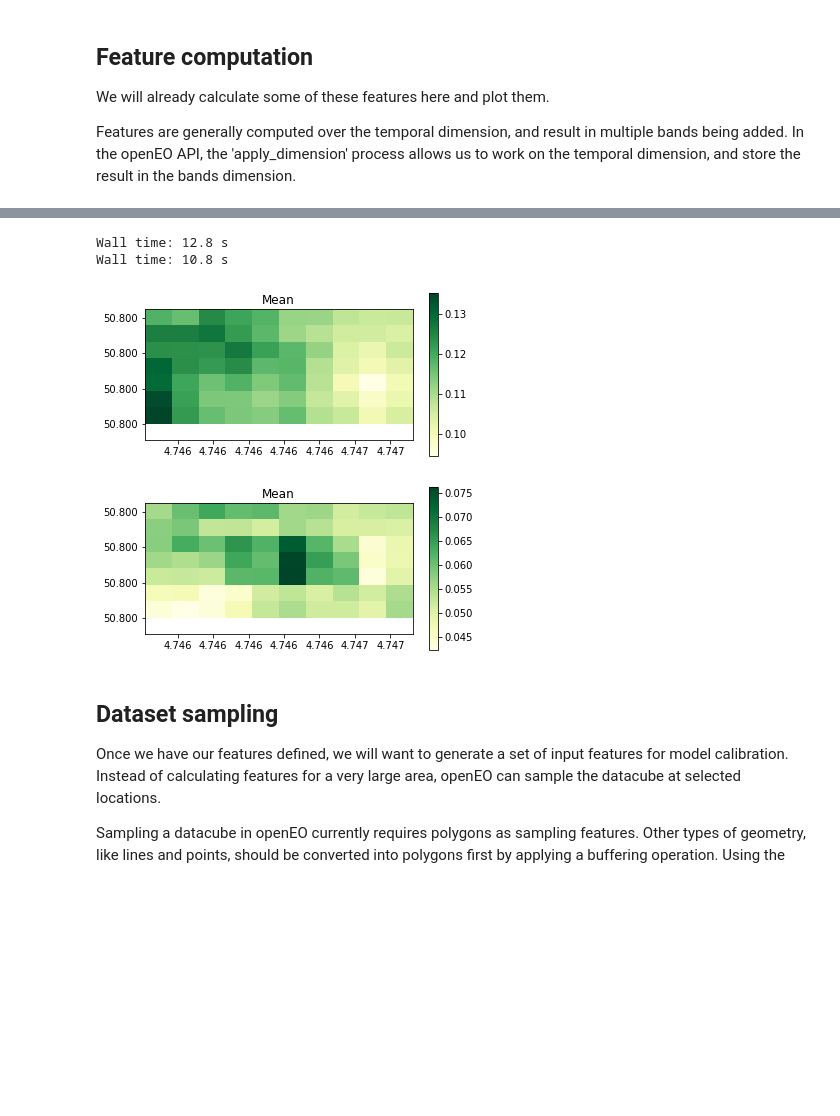
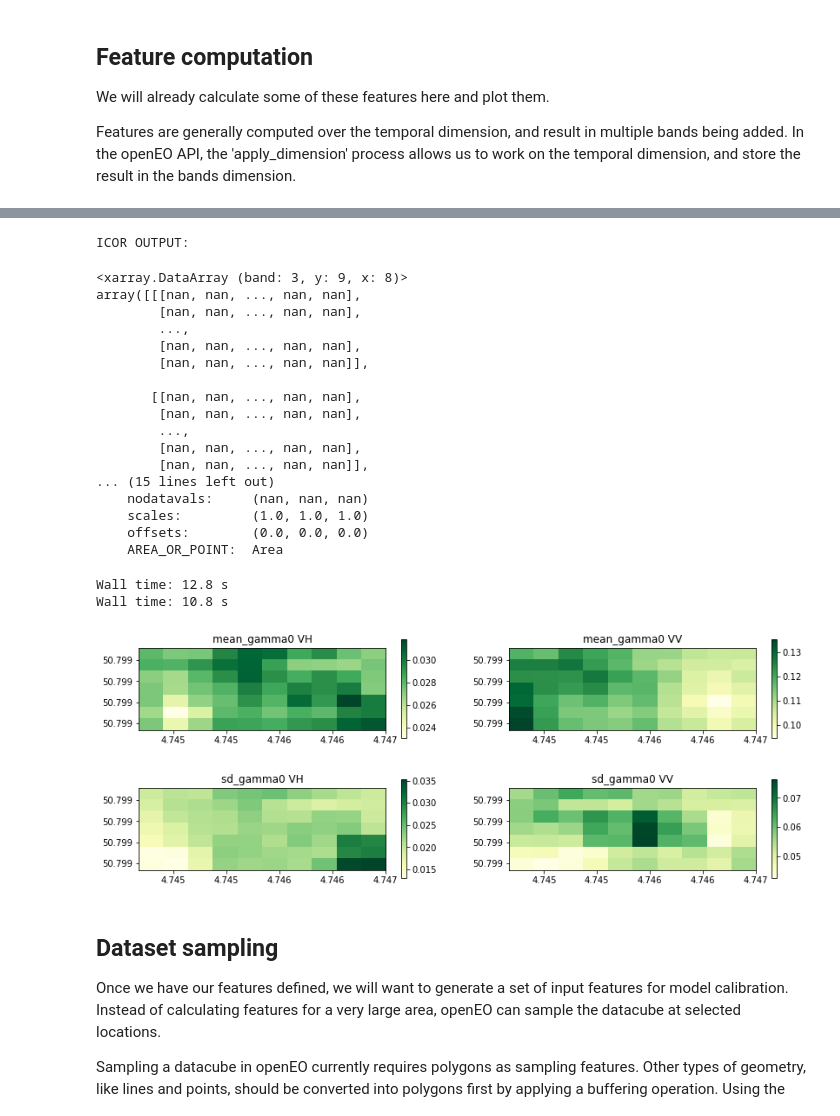
Before and after one commit to openEOPlatform/SRR2_notebooks, a Jupyter notebook: UC3 - Crop type feature engineering.ipynb, the cells around one changed output, grey strips where cells are left out. Saved outputs shown, nothing was run; the diff lists cells and outputs as text; code cells hidden in the pictures; blank space fills up the shorter version.

```diff
--- a/UC3 - Crop type feature engineering.ipynb
+++ b/UC3 - Crop type feature engineering.ipynb
@@ -161,3 +196,26 @@ features.download('features.nc',format='netCDF')
+# %%
+s2_force = xr.open_rasterio("./data/mean_sd.tif")
+print('ICOR OUTPUT:')
+s2_force
+# %% [output]
+ICOR OUTPUT:
+<xarray.DataArray (band: 3, y: 9, x: 8)>
+array([[[nan, nan, ..., nan, nan],
+        [nan, nan, ..., nan, nan],
+        ...,
+        [nan, nan, ..., nan, nan],
+        [nan, nan, ..., nan, nan]],
+
+       [[nan, nan, ..., nan, nan],
+        [nan, nan, ..., nan, nan],
+        ...,
+        [nan, nan, ..., nan, nan],
+        [nan, nan, ..., nan, nan]],
+... (15 lines left out)
+    nodatavals:     (nan, nan, nan)
+    scales:         (1.0, 1.0, 1.0)
+    offsets:        (0.0, 0.0, 0.0)
+    AREA_OR_POINT:  Area
 # %%
 s1 = connection.load_collection("TERRASCOPE_S1_GAMMA0_V1",
                                 spatial_extent={'west':bbox[0],'east':bbox[2],'south':bbox[1],'north':bbox[3]},
@@ -176,21 +234,29 @@ Wall time: 12.8 s
 Wall time: 10.8 s
 # %%
 from matplotlib.ticker import FormatStrFormatter
+import matplotlib as mpl
 
 tifs = ["mean_gamma0", "sd_gamma0"]
 
 for i in tifs:
     with rasterio.open('./data/'+i+'.tif',mode="r+",crs=rasterio.crs.CRS({"init": "epsg:4326"})) as dataset:
-        fig, ax = plt.subplots()
-        ax.yaxis.set_major_formatter(FormatStrFormatter('%.3f')); ax.xaxis.set_major_formatter(FormatStrFormatter('%.3f'))
-        plt.imshow(dataset.read(1), cmap='YlGn',extent=[bbox[0],bbox[2],bbox[1],bbox[3]])
-        plt.imshow(dataset.read(2), cmap='YlGn',extent=[bbox[0],bbox[2],bbox[1],bbox[3]])
-        plt.colorbar(location="right", orientation="vertical",shrink=.75)
-        plt.title("Mean")
+        (min1, max1), (min2, max2) = [(np.min(i[:-1]), np.max(i[:-1])) for i in dataset.read()]
+        axmin = min(min1,min2); axmax = max(max1,max2)
+        fig, (ax1, ax2) = plt.subplots(1,2)
+        fig.set_figheight(14); fig.set_figwidth(14)
+        ax1.yaxis.set_major_formatter(FormatStrFormatter('%.3f')); ax1.xaxis.set_major_formatter(FormatStrFormatter('%.3f'))
+        ax2.yaxis.set_major_formatter(FormatStrFormatter('%.3f')); ax2.xaxis.set_major_formatter(FormatStrFormatter('%.3f'))
+        cmap = mpl.cm.YlGn
+        ax1.imshow(dataset.read(1)[:-1], cmap=cmap, extent=[bbox[0],bbox[2],bbox[1],bbox[3]])
+        ax2.imshow(dataset.read(2)[:-1], cmap=cmap, extent=[bbox[0],bbox[2],bbox[1],bbox[3]])
+        plt.colorbar(mappable=mpl.cm.ScalarMappable(norm=mpl.colors.Normalize(vmin=min1, vmax=max1), cmap=cmap), location="right", orientation="vertical",shrink=.15,ax=ax1)
+        plt.colorbar(mappable=mpl.cm.ScalarMappable(norm=mpl.colors.Normalize(vmin=min2, vmax=max2), cmap=cmap), location="right", orientation="vertical",shrink=.15,ax=ax2)
+        ax1.title.set_text(i+' VH')
+        ax2.title.set_text(i+' VV')
         plt.show()
 # %% [output]
-[figure, old version]
+[figure, new version]
-[figure, old version]
+[figure, new version]
 # %% [markdown]
 ## Dataset sampling
 
```
Also changed, not shown: parts of 5 cells of this notebook, 1 other file.
